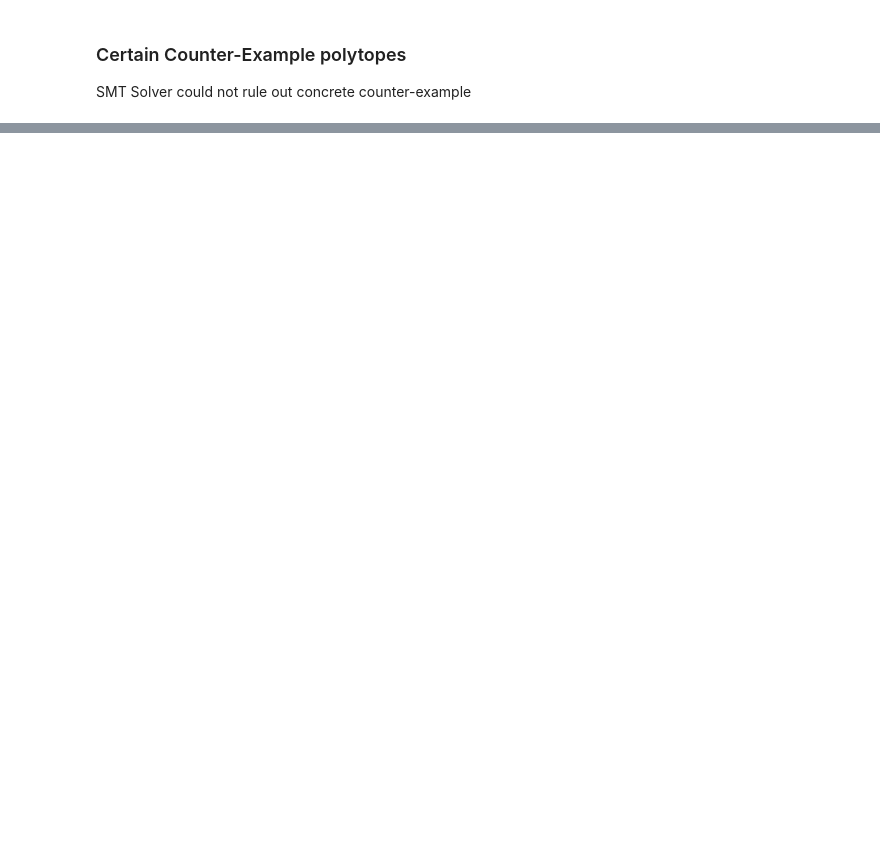
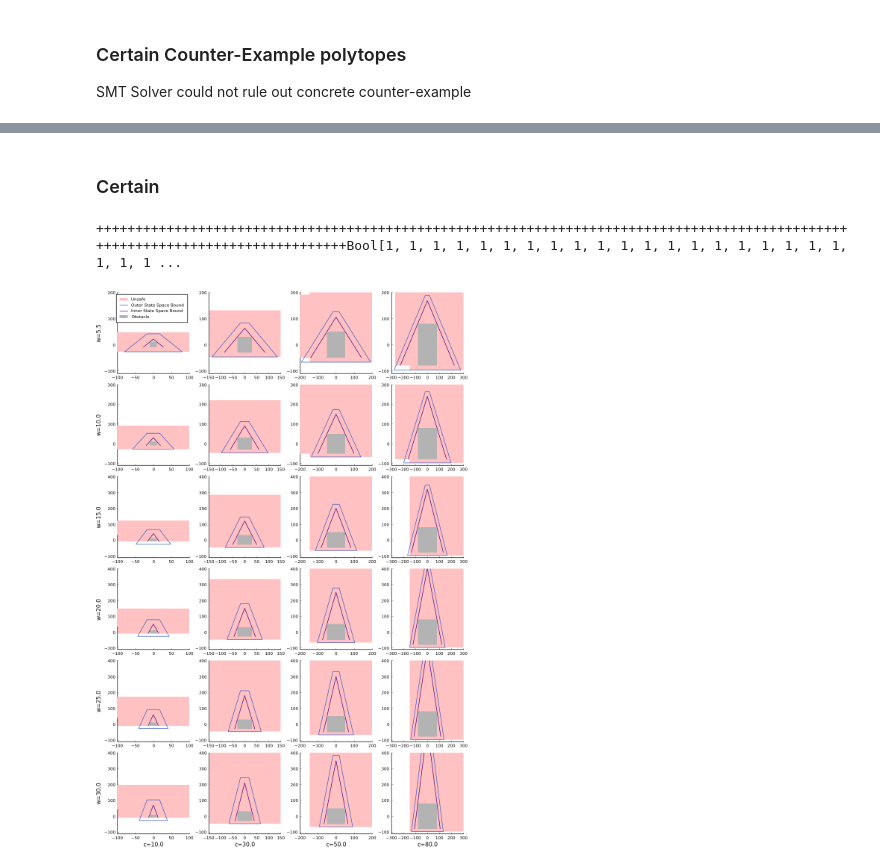
Before and after one commit to samysweb/NCubeV, a Jupyter notebook: experiments/zeppelin/Analysis.ipynb, the cells around one changed output, grey strips where cells are left out. Saved outputs shown, nothing was run; the diff lists cells and outputs as text; code cells hidden in the pictures; blank space fills up the shorter version.

```diff
--- a/experiments/zeppelin/Analysis.ipynb
+++ b/experiments/zeppelin/Analysis.ipynb
@@ -414,0 +444,6 @@ savefig(fig,"zeppelin-small2-uncertain.eps")
+# %%
+# ~ 34 hours
+zeppelin_small2_data_precise = load("zeppelin-small2-1400000/zeppelin-small2-precise-NNEnumSimple.jld")
+print(zeppelin_small2_data_precise["args"])
+zeppelin_small2_precise_results = zeppelin_small2_data_precise["result"]
+zeppelin_small2_precise_stars = zeppelin_small2_precise_results.stars
@@ -414,0 +471,30 @@ savefig(fig,"zeppelin-small2-uncertain.eps")
+# %% [markdown]
+### Certain
+# %%
+plots = []
+legend_labels=false
+unsafe_legend=false
+in_legend = collect(false for star in filter(x->x.certain,zeppelin_small2_precise_stars))
+#print(length(in_legend))
+c_vals = [5.5,10.0,15.0,20.0,25.0,30.0]
+for (i,(w,x2_lim)) in enumerate(zip(c_vals,[(-110,200),(-110,300),(-110,400),(-110,400),(-110,400),(-110,400)]))
+    inner_first = true
+    for (c,x1_lim) in zip([10.0, 30.0,50.0, 80.0],[(-100,100),(-150,150),(-200,200),(-300,300)])
+        global min_x1, max_x1 = x1_lim
+        global min_x2, max_x2 = x2_lim
+        push!(plots,plot_all_zeppelin(filter(x->x.certain,zeppelin_small2_precise_stars),c,w))
+        if inner_first
+            inner_first=false
+            yaxis!("w=$w",showaxis=true)
+        end
+        if i==length(c_vals)
+            xaxis!("c=$c",showaxis=true)
+        end
+    end
+end
+print(in_legend)
+#,  legend = :outerright
+fig = plot(plots...,grid=false,layout=(6,4),size = (1000, 1500),link=:both,left_margin = [0Plots.mm 0Plots.mm])
+# %% [output]
+++++++++++++++++++++++++++++++++++++++++++++++++++++++++++++++++++++++++++++++++++++++++++++++++++++++++++++++++++++++++++++++++Bool[1, 1, 1, 1, 1, 1, 1, 1, 1, 1, 1, 1, 1, 1, 1, 1, 1, 1, 1, 1, 1, 1, 1 ...
+[figure, added]
```
Also changed, not shown: parts of 30 cells of this notebook, 11 other files.
